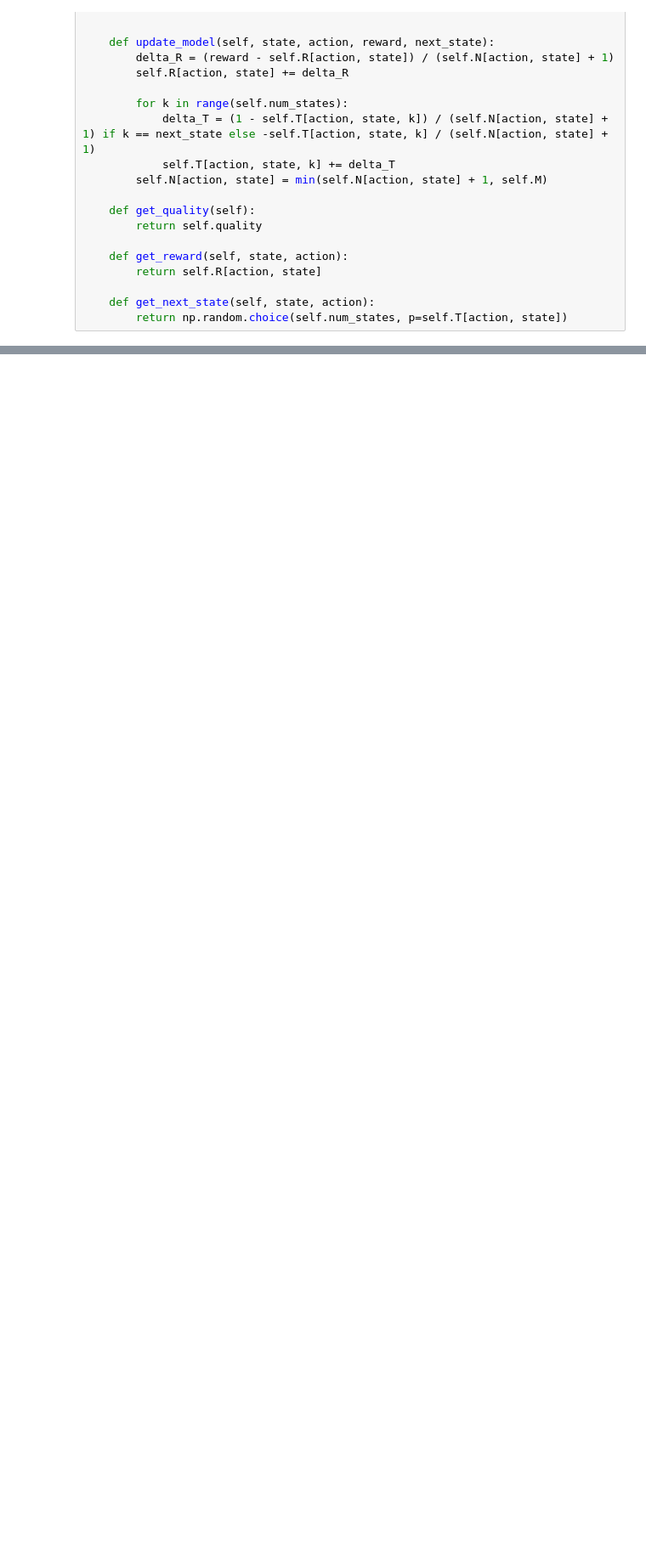
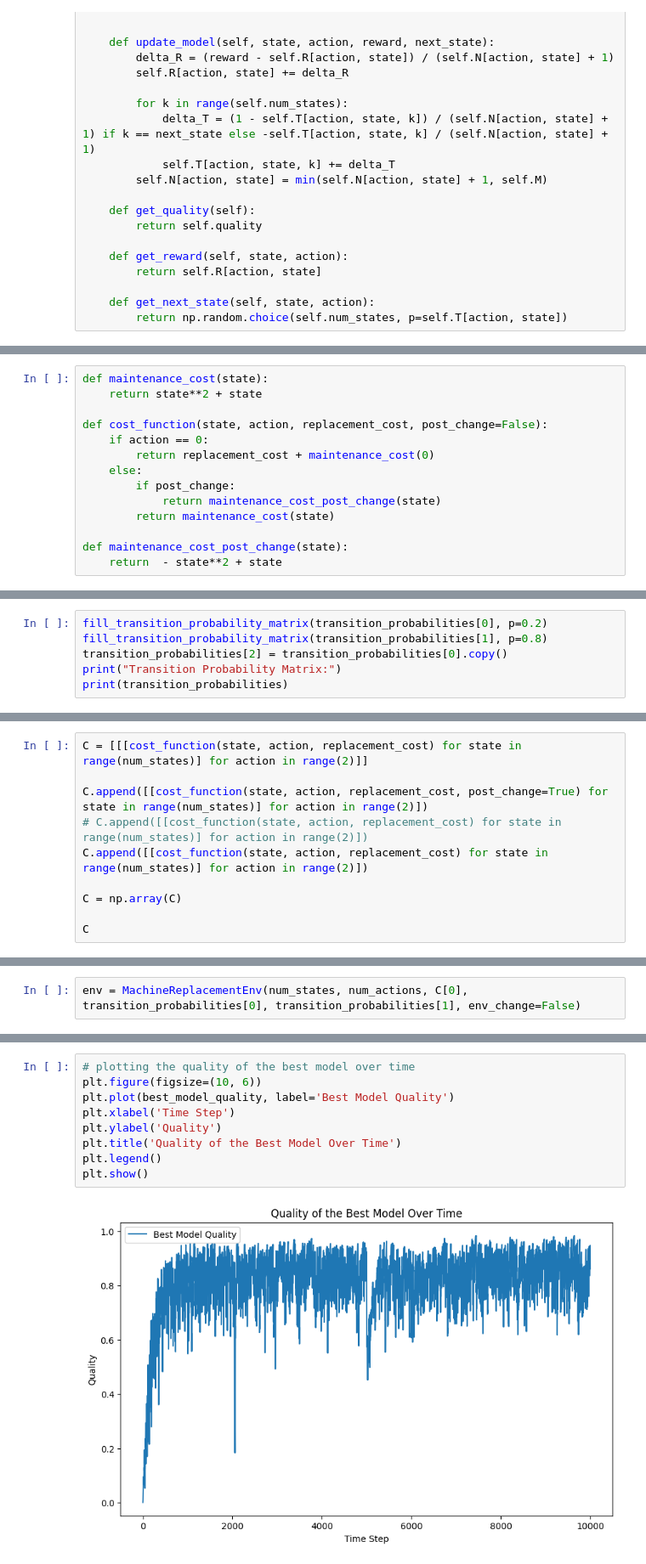
Before and after one commit to s0han24/tabular_rl_methods, a Jupyter notebook: machine_replacement/rlcd_impl.ipynb, the cells around one changed output, grey strips where cells are left out. Shown at 85% size. Saved outputs shown, nothing was run; the diff lists cells and outputs as text; blank space fills up the shorter version.

```diff
--- a/machine_replacement/rlcd_impl.ipynb
+++ b/machine_replacement/rlcd_impl.ipynb
@@ -52,0 +101,14 @@ class PartialModel:
+# %%
+def maintenance_cost(state):
+    return state**2 + state
+
+def cost_function(state, action, replacement_cost, post_change=False):
+    if action == 0:
+        return replacement_cost + maintenance_cost(0)
+    else:
+        if post_change:
+            return maintenance_cost_post_change(state)
+        return maintenance_cost(state)
+
+def maintenance_cost_post_change(state):
+    return  - state**2 + state
@@ -52,0 +130,6 @@ class PartialModel:
+# %%
+fill_transition_probability_matrix(transition_probabilities[0], p=0.2)
+fill_transition_probability_matrix(transition_probabilities[1], p=0.8)
+transition_probabilities[2] = transition_probabilities[0].copy()
+print("Transition Probability Matrix:")
+print(transition_probabilities)
@@ -52,0 +154,10 @@ class PartialModel:
+# %%
+C = [[[cost_function(state, action, replacement_cost) for state in range(num_states)] for action in range(2)]]
+
+C.append([[cost_function(state, action, replacement_cost, post_change=True) for state in range(num_states)] for action in range(2)])
+# C.append([[cost_function(state, action, replacement_cost) for state in range(num_states)] for action in range(2)])
+C.append([[cost_function(state, action, replacement_cost) for state in range(num_states)] for action in range(2)])
+
+C = np.array(C)
+
+C
@@ -52,0 +218,2 @@ class PartialModel:
+# %%
+env = MachineReplacementEnv(num_states, num_actions, C[0], transition_probabilities[0], transition_probabilities[1], env_change=False)
@@ -52,0 +297,11 @@ class PartialModel:
+# %%
+# plotting the quality of the best model over time
+plt.figure(figsize=(10, 6))
+plt.plot(best_model_quality, label='Best Model Quality')
+plt.xlabel('Time Step')
+plt.ylabel('Quality')
+plt.title('Quality of the Best Model Over Time')
+plt.legend()
+plt.show()
+# %% [output]
+[figure, added]
```
Also changed, not shown: parts of 14 cells of this notebook, 1 other file.
